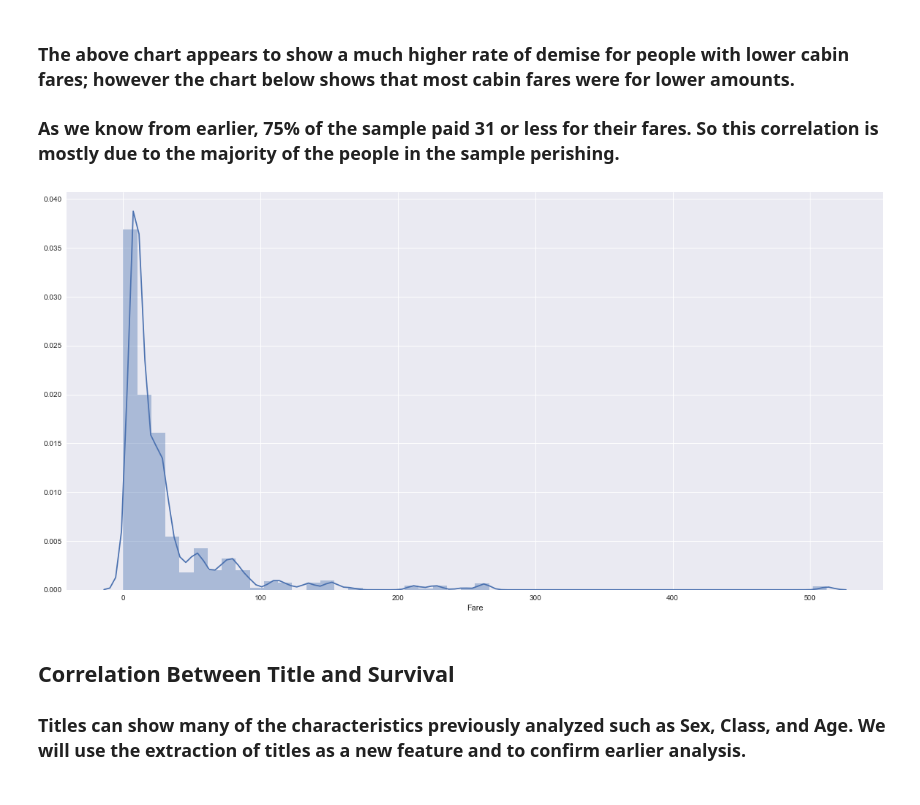
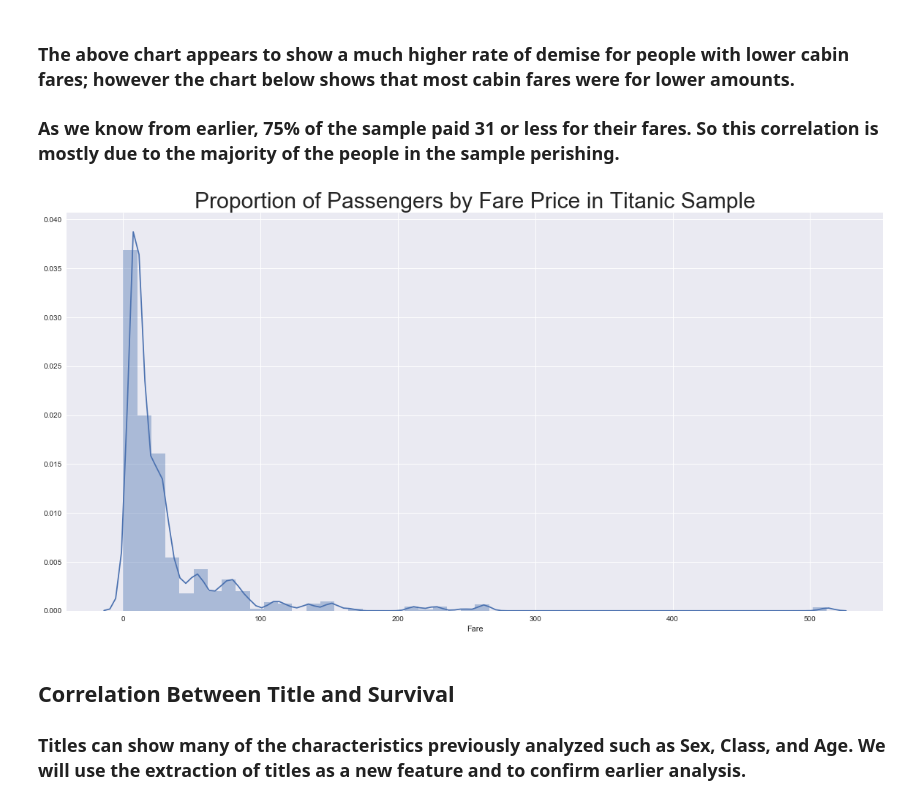
Before and after one commit to yaskyj/investigate-data-set, a Jupyter notebook: InvestigateTitanicData.ipynb, the cells around one changed output. Drawn from its saved outputs; the diff is of its cells as text; code cells hidden in the pictures.

```diff
--- a/InvestigateTitanicData.ipynb
+++ b/InvestigateTitanicData.ipynb
@@ -314,9 +360,9 @@ sns.distplot(df[(df['Survived'] == 1) & (df['Fare'].notnull())]['Fare'], color="
 ### As we know from earlier, 75% of the sample paid 31 or less for their fares. So this correlation is mostly due to the majority of the people in the sample perishing.
 # %%
 fig, ax = plt.subplots(figsize=(20, 10))
-sns.distplot(df[(df['Fare'].notnull())]['Fare']);
+sns.distplot(df[(df['Fare'].notnull())]['Fare']).set_title("Proportion of Passengers by Fare Price in Titanic Sample", fontsize=30);
 # %% [output]
-[figure, old version]
+[figure, new version]
 # %% [markdown]
 ## Correlation Between Title and Survival
 
```
Also changed, not shown: parts of 18 cells of this notebook.
